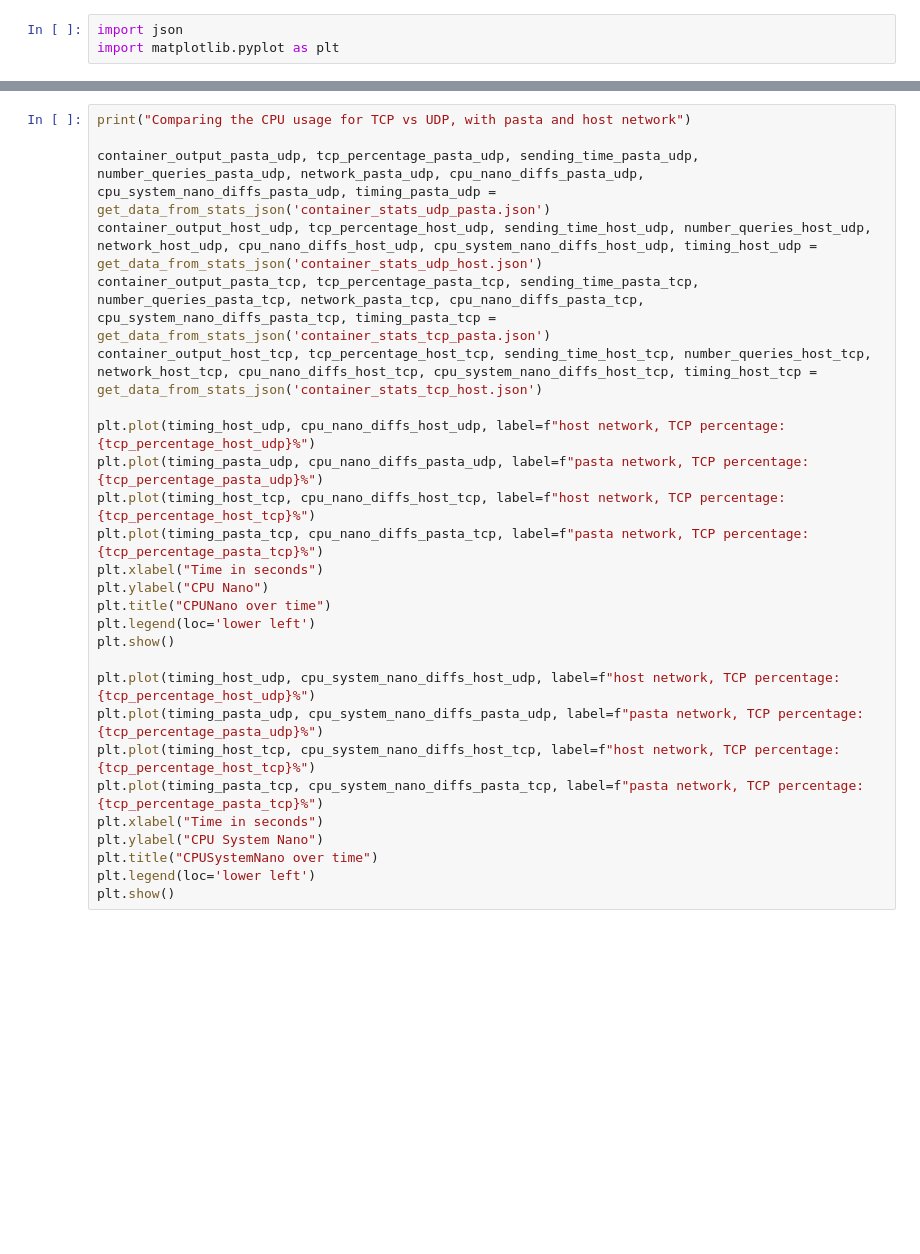
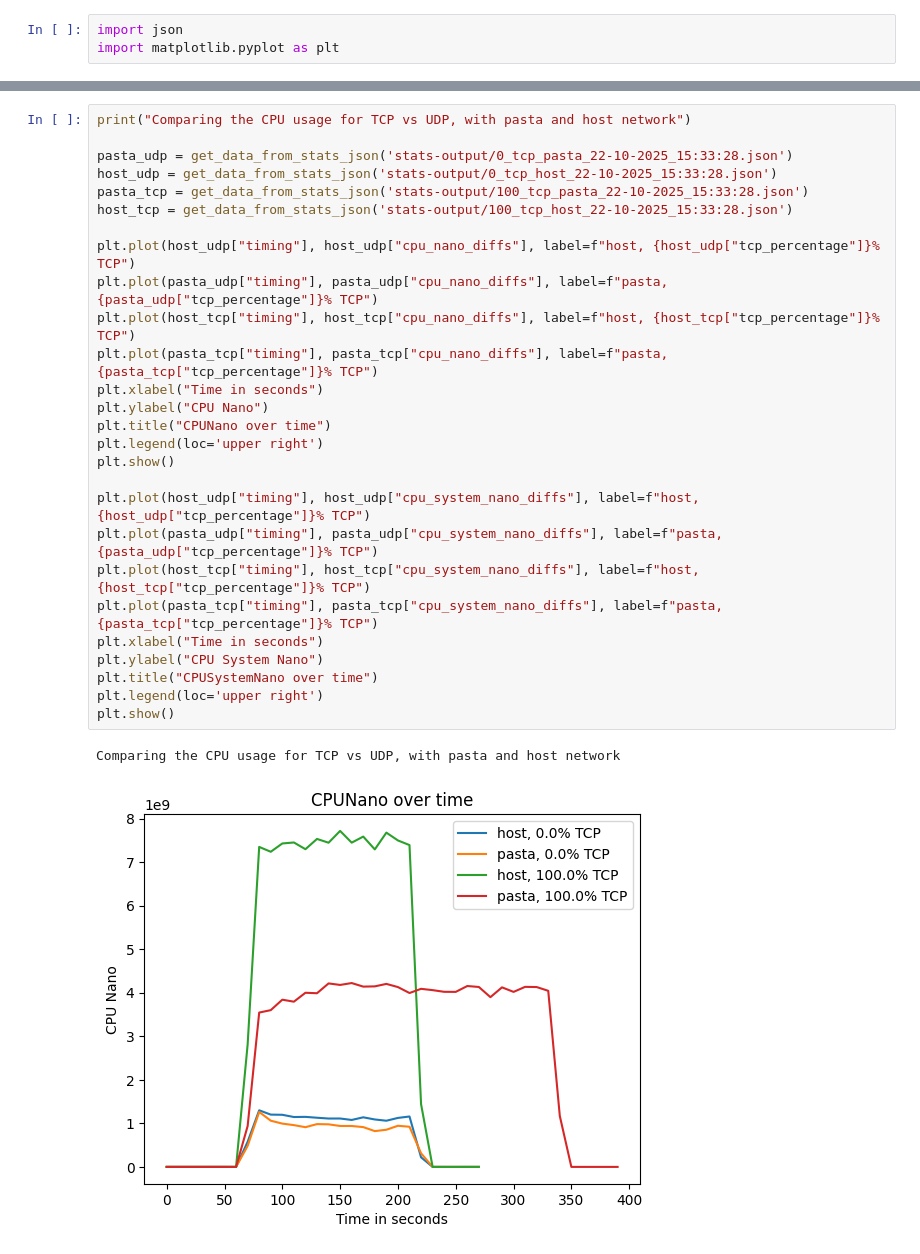
Before and after one commit to SIDN/dns-tcp-measurements, a Jupyter notebook: make_graphs.ipynb, the cells around one changed output, grey strips where cells are left out. Saved outputs shown, nothing was run; the diff lists cells and outputs as text; blank space fills up the shorter version.

```diff
--- a/make_graphs.ipynb
+++ b/make_graphs.ipynb
@@ -42,27 +56,30 @@ plt.show()
 # %%
 print("Comparing the CPU usage for TCP vs UDP, with pasta and host network")
 
-container_output_pasta_udp, tcp_percentage_pasta_udp, sending_time_pasta_udp, number_queries_pasta_udp, network_pasta_udp, cpu_nano_diffs_pasta_udp, cpu_system_nano_diffs_pasta_udp, timing_pasta_udp = get_data_from_stats_json('container_stats_udp_pasta.json')
-container_output_host_udp, tcp_percentage_host_udp, sending_time_host_udp, number_queries_host_udp, network_host_udp, cpu_nano_diffs_host_udp, cpu_system_nano_diffs_host_udp, timing_host_udp = get_data_from_stats_json('container_stats_udp_host.json')
-container_output_pasta_tcp, tcp_percentage_pasta_tcp, sending_time_pasta_tcp, number_queries_pasta_tcp, network_pasta_tcp, cpu_nano_diffs_pasta_tcp, cpu_system_nano_diffs_pasta_tcp, timing_pasta_tcp = get_data_from_stats_json('container_stats_tcp_pasta.json')
-container_output_host_tcp, tcp_percentage_host_tcp, sending_time_host_tcp, number_queries_host_tcp, network_host_tcp, cpu_nano_diffs_host_tcp, cpu_system_nano_diffs_host_tcp, timing_host_tcp = get_data_from_stats_json('container_stats_tcp_host.json')
+pasta_udp = get_data_from_stats_json('stats-output/0_tcp_pasta_22-10-2025_15:33:28.json')
+host_udp = get_data_from_stats_json('stats-output/0_tcp_host_22-10-2025_15:33:28.json')
+pasta_tcp = get_data_from_stats_json('stats-output/100_tcp_pasta_22-10-2025_15:33:28.json')
+host_tcp = get_data_from_stats_json('stats-output/100_tcp_host_22-10-2025_15:33:28.json')
 
-plt.plot(timing_host_udp, cpu_nano_diffs_host_udp, label=f"host network, TCP percentage: {tcp_percentage_host_udp}%")
-plt.plot(timing_pasta_udp, cpu_nano_diffs_pasta_udp, label=f"pasta network, TCP percentage: {tcp_percentage_pasta_udp}%")
-plt.plot(timing_host_tcp, cpu_nano_diffs_host_tcp, label=f"host network, TCP percentage: {tcp_percentage_host_tcp}%")
-plt.plot(timing_pasta_tcp, cpu_nano_diffs_pasta_tcp, label=f"pasta network, TCP percentage: {tcp_percentage_pasta_tcp}%")
+plt.plot(host_udp["timing"], host_udp["cpu_nano_diffs"], label=f"host, {host_udp["tcp_percentage"]}% TCP")
+plt.plot(pasta_udp["timing"], pasta_udp["cpu_nano_diffs"], label=f"pasta, {pasta_udp["tcp_percentage"]}% TCP")
+plt.plot(host_tcp["timing"], host_tcp["cpu_nano_diffs"], label=f"host, {host_tcp["tcp_percentage"]}% TCP")
+plt.plot(pasta_tcp["timing"], pasta_tcp["cpu_nano_diffs"], label=f"pasta, {pasta_tcp["tcp_percentage"]}% TCP")
 plt.xlabel("Time in seconds")
 plt.ylabel("CPU Nano")
 plt.title("CPUNano over time")
-plt.legend(loc='lower left')
+plt.legend(loc='upper right')
 plt.show()
 
-plt.plot(timing_host_udp, cpu_system_nano_diffs_host_udp, label=f"host network, TCP percentage: {tcp_percentage_host_udp}%")
-plt.plot(timing_pasta_udp, cpu_system_nano_diffs_pasta_udp, label=f"pasta network, TCP percentage: {tcp_percentage_pasta_udp}%")
-plt.plot(timing_host_tcp, cpu_system_nano_diffs_host_tcp, label=f"host network, TCP percentage: {tcp_percentage_host_tcp}%")
-plt.plot(timing_pasta_tcp, cpu_system_nano_diffs_pasta_tcp, label=f"pasta network, TCP percentage: {tcp_percentage_pasta_tcp}%")
+plt.plot(host_udp["timing"], host_udp["cpu_system_nano_diffs"], label=f"host, {host_udp["tcp_percentage"]}% TCP")
+plt.plot(pasta_udp["timing"], pasta_udp["cpu_system_nano_diffs"], label=f"pasta, {pasta_udp["tcp_percentage"]}% TCP")
+plt.plot(host_tcp["timing"], host_tcp["cpu_system_nano_diffs"], label=f"host, {host_tcp["tcp_percentage"]}% TCP")
+plt.plot(pasta_tcp["timing"], pasta_tcp["cpu_system_nano_diffs"], label=f"pasta, {pasta_tcp["tcp_percentage"]}% TCP")
 plt.xlabel("Time in seconds")
 plt.ylabel("CPU System Nano")
 plt.title("CPUSystemNano over time")
-plt.legend(loc='lower left')
+plt.legend(loc='upper right')
 plt.show()
+# %% [output]
+Comparing the CPU usage for TCP vs UDP, with pasta and host network
+[figure, added]
```
Also changed, not shown: parts of 7 cells of this notebook, 3 other files.
